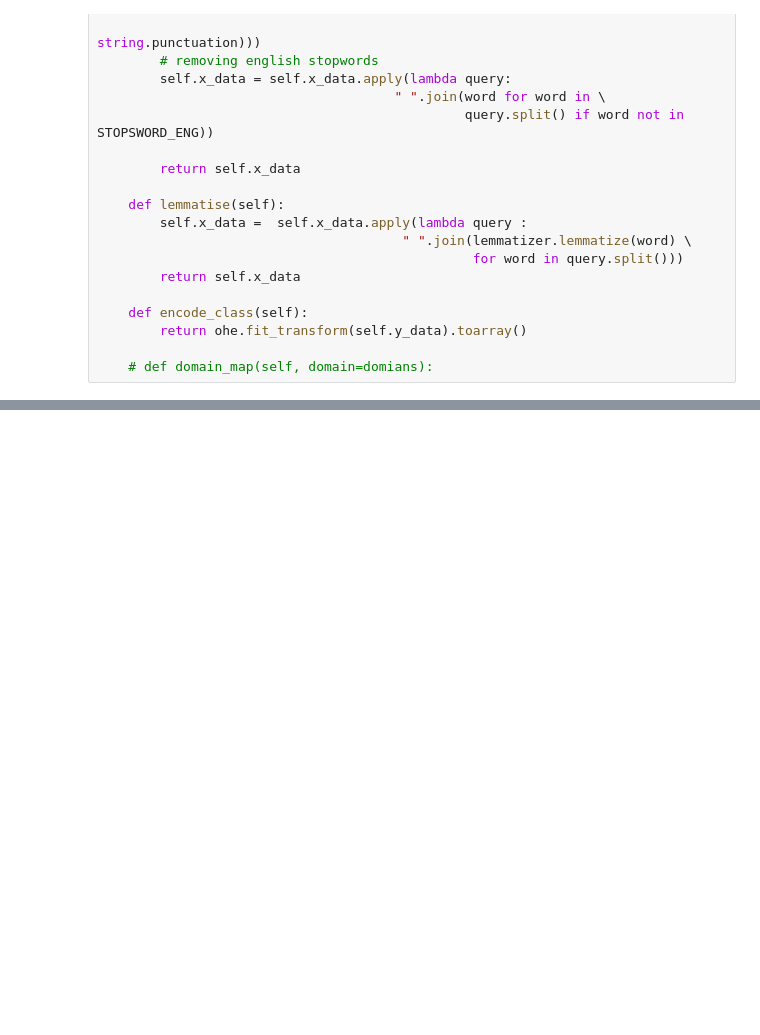
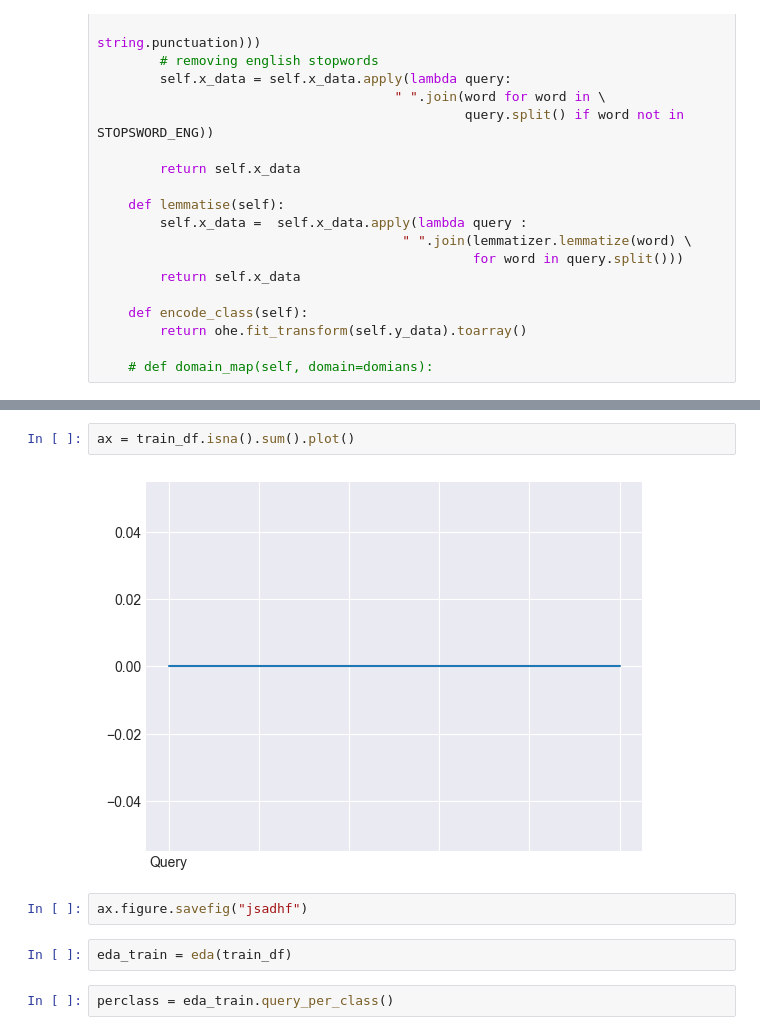
Before and after one commit to Mohitag94/MScDataScience_Project, a Jupyter notebook: preprocess_eda.ipynb, the cells around one changed output, grey strips where cells are left out. Cells and saved outputs as stored; diff of their text form; blank space fills up the shorter version.

```diff
--- a/preprocess_eda.ipynb
+++ b/preprocess_eda.ipynb
@@ -174,0 +230,10 @@ class pre_process():
+# %%
+ax = train_df.isna().sum().plot()
+# %% [output]
+[figure, added]
+# %%
+ax.figure.savefig("jsadhf")
+# %%
+eda_train = eda(train_df)
+# %%
+perclass = eda_train.query_per_class()
```
Also changed, not shown: parts of 33 cells of this notebook, 2 other files.
